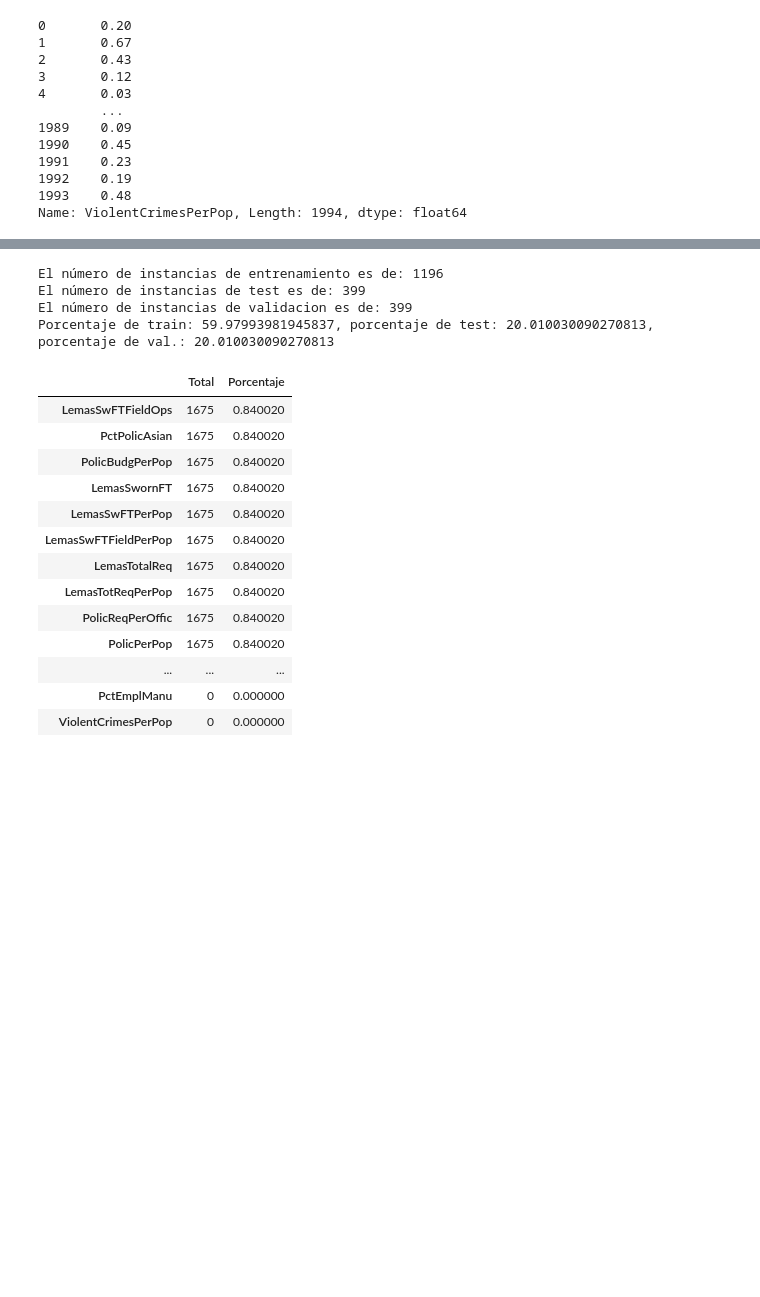
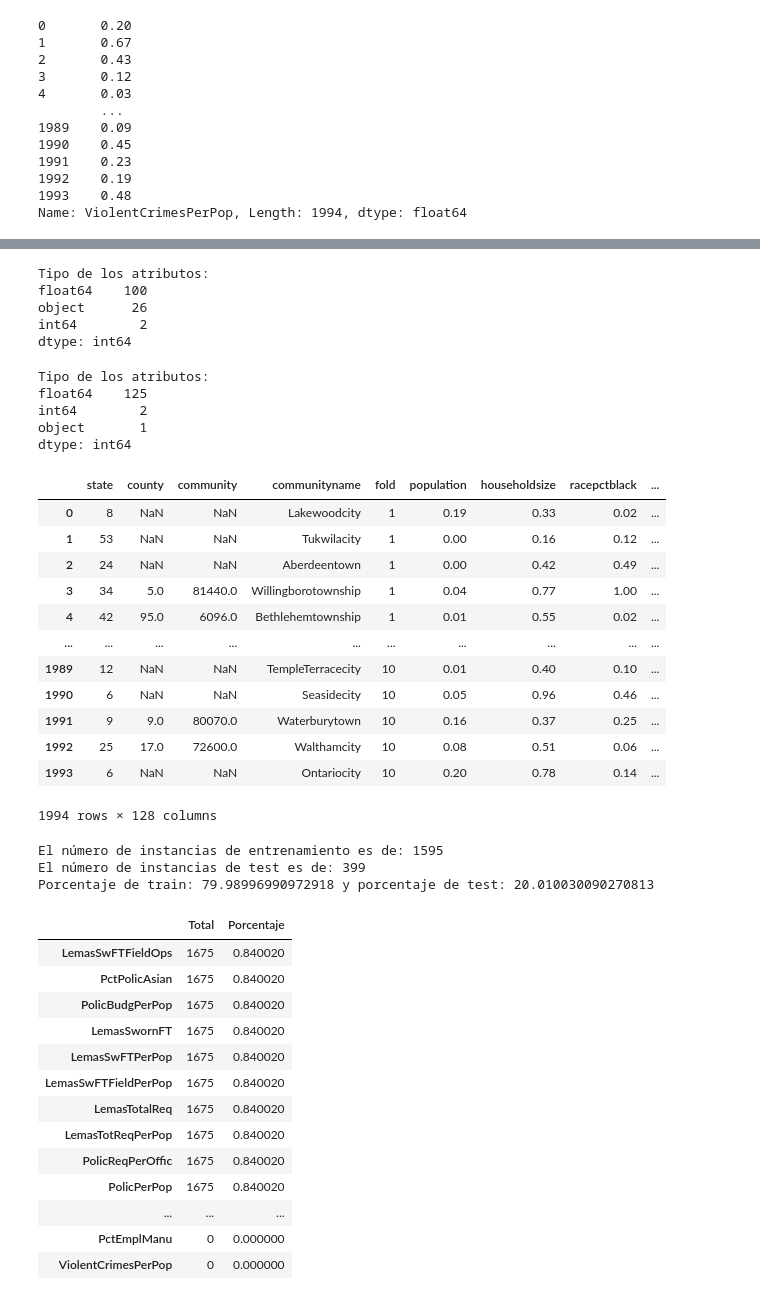
Before and after one commit to AlbertoEstep/Aprendizaje-Automatico, a Jupyter notebook: P3/CommunitiesAndCrime.ipynb, the cells around one changed output, grey strips where cells are left out. Drawn from its saved outputs; the diff is of its cells as text; code cells hidden in the pictures; blank space fills up the shorter version.

```diff
--- a/P3/CommunitiesAndCrime.ipynb
+++ b/P3/CommunitiesAndCrime.ipynb
@@ -91,29 +144,59 @@ Name: ViolentCrimesPerPop, Length: 1994, dtype: float64
+# %%
+# Vemos el tipo de las columnas de nuestro dataset:
+print("Tipo de los atributos: \n{}".format(df.dtypes.value_counts()))
+# %% [output]
+Tipo de los atributos:
+float64    100
+object      26
+int64        2
+dtype: int64
+# %%
+# Como el dataset incluía '?' para los valores perdidos, el tipo de la columna se ha mantenido
+# Vamos a cambiar el tipo de dichas columnas, menos de 'communityname', que debe ser tipo cadena
+columnas_objeto = df.select_dtypes(include=['object']).columns
+columnas_objeto = columnas_objeto.delete(np.where(columnas_objeto == 'communityname'))
+# Modificamos el tipo de las columnas con valores categóricos, interpretando los errores por NaN
+df[columnas_objeto] = df[columnas_objeto].apply(pd.to_numeric, errors = 'coerce')
+print("Tipo de los atributos: \n{}".format(df.dtypes.value_counts()))
+df
+# %% [output]
+Tipo de los atributos:
+float64    125
+int64        2
+object       1
+dtype: int64
+|  | state | county | community | communityname | fold | population | householdsize | racepctblack | ... |
+| 0 | 8 | NaN | NaN | Lakewoodcity | 1 | 0.19 | 0.33 | 0.02 | ... |
+| 1 | 53 | NaN | NaN | Tukwilacity | 1 | 0.00 | 0.16 | 0.12 | ... |
+| 2 | 24 | NaN | NaN | Aberdeentown | 1 | 0.00 | 0.42 | 0.49 | ... |
+| 3 | 34 | 5.0 | 81440.0 | Willingborotownship | 1 | 0.04 | 0.77 | 1.00 | ... |
+| 4 | 42 | 95.0 | 6096.0 | Bethlehemtownship | 1 | 0.01 | 0.55 | 0.02 | ... |
+| ... | ... | ... | ... | ... | ... | ... | ... | ... | ... |
+| 1989 | 12 | NaN | NaN | TempleTerracecity | 10 | 0.01 | 0.40 | 0.10 | ... |
+| 1990 | 6 | NaN | NaN | Seasidecity | 10 | 0.05 | 0.96 | 0.46 | ... |
+| 1991 | 9 | 9.0 | 80070.0 | Waterburytown | 10 | 0.16 | 0.37 | 0.25 | ... |
+| 1992 | 25 | 17.0 | 72600.0 | Walthamcity | 10 | 0.08 | 0.51 | 0.06 | ... |
+| 1993 | 6 | NaN | NaN | Ontariocity | 10 | 0.20 | 0.78 | 0.14 | ... |
+1994 rows × 128 columns
 # %%
-# Dividimos los conjuntos en test (0.2), train (0.6) y validacion (0.2)
+# Dividimos los conjuntos en test (20 %) y train (80 %)
 from sklearn.model_selection import train_test_split
 
 X_train, X_test, y_train, y_test = train_test_split(X, y, test_size=0.2, random_state=1)
 
-X_train, X_val, y_train, y_val = train_test_split(X_train, y_train, test_size=0.25, random_state=1)
-
-
 # Estadísticas de los datos leídos
 n_train = X_train.shape[0]
 n_test = X_test.shape[0]
-n_val = X_val.shape[0]
-porcentaje_train = 100*n_train/(n_test+n_train+n_val)
-porcentaje_test = 100*n_test/(n_test+n_train+n_val)
-porcentaje_validacion = 100*n_val/(n_test+n_train+n_val)
+porcentaje_train = 100*n_train/(n_test+n_train)
+porcentaje_test = 100*n_test/(n_test+n_train)
 print("El número de instancias de entrenamiento es de: {}".format(X_train.shape[0]))
 print("El número de instancias de test es de: {}".format(X_test.shape[0]))
-print("El número de instancias de validacion es de: {}".format(X_val.shape[0]))
-print("Porcentaje de train: {}, porcentaje de test: {}, porcentaje de val.: {}".format(
-    porcentaje_train, porcentaje_test, porcentaje_validacion))
+print("Porcentaje de train: {} y porcentaje de test: {}".format(
+    porcentaje_train, porcentaje_test))
 # %% [output]
-El número de instancias de entrenamiento es de: 1196
+El número de instancias de entrenamiento es de: 1595
 El número de instancias de test es de: 399
-El número de instancias de validacion es de: 399
-Porcentaje de train: 59.97993981945837, porcentaje de test: 20.010030090270813, porcentaje de val.: 20.010030090270813
+Porcentaje de train: 79.98996990972918 y porcentaje de test: 20.010030090270813
 # %%
 def ver_null(df):
     total = df.isnull().sum().sort_values(ascending = False)
```
Also changed, not shown: parts of 6 cells of this notebook.
